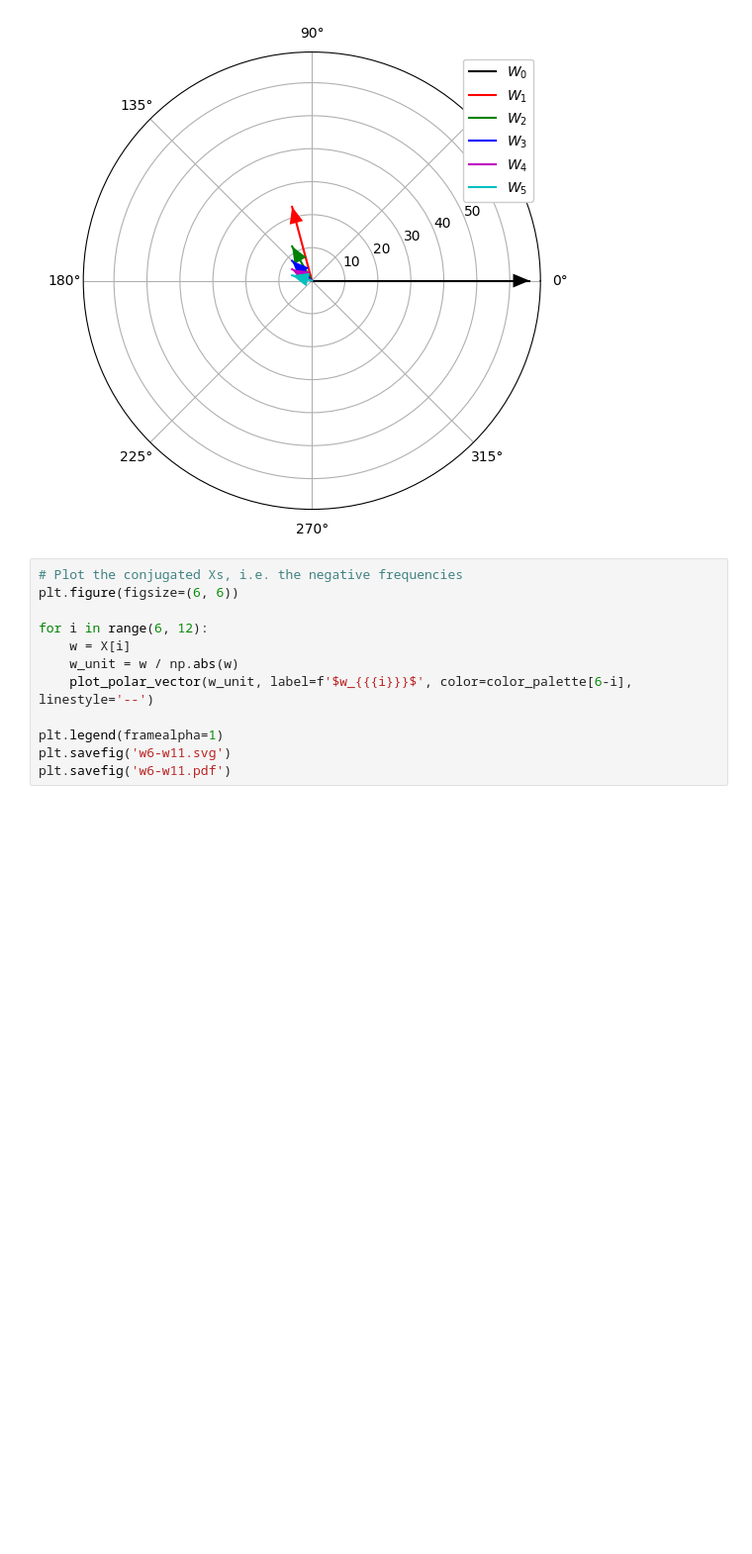
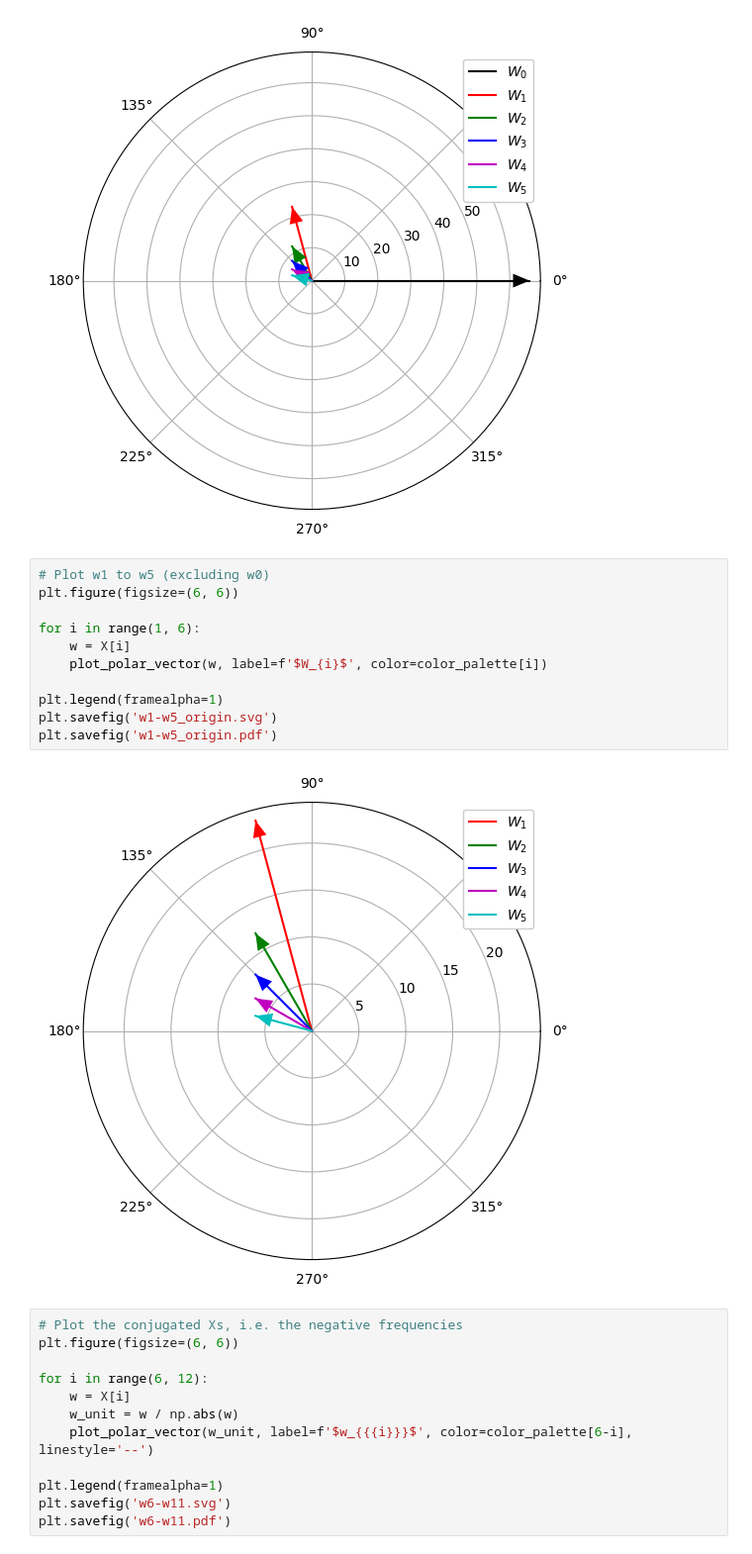
Before and after one commit to CLCS-SUSTech/research-blog, a Jupyter notebook: content/posts/Fourier-basis-Python-impl/code/plot.ipynb, the cells around one changed output. Shown: that part at 99% size. Saved outputs shown, nothing was run; the diff lists cells and outputs as text; blank space fills up the shorter version.

```diff
--- a/content/posts/Fourier-basis-Python-impl/code/plot.ipynb
+++ b/content/posts/Fourier-basis-Python-impl/code/plot.ipynb
@@ -106,6 +107,19 @@ plt.savefig('w0-w5_origin.svg')
 plt.savefig('w0-w5_origin.pdf')
 # %% [output]
 [figure]
+# %%
+# Plot w1 to w5 (excluding w0)
+plt.figure(figsize=(6, 6))
+
+for i in range(1, 6):
+    w = X[i]
+    plot_polar_vector(w, label=f'$W_{i}$', color=color_palette[i])
+
+plt.legend(framealpha=1)
+plt.savefig('w1-w5_origin.svg')
+plt.savefig('w1-w5_origin.pdf')
+# %% [output]
+[figure, added]
 # %%
 # Plot the conjugated Xs, i.e. the negative frequencies
 plt.figure(figsize=(6, 6))
```
Also changed, not shown: parts of 4 cells of this notebook, 12 other files.
